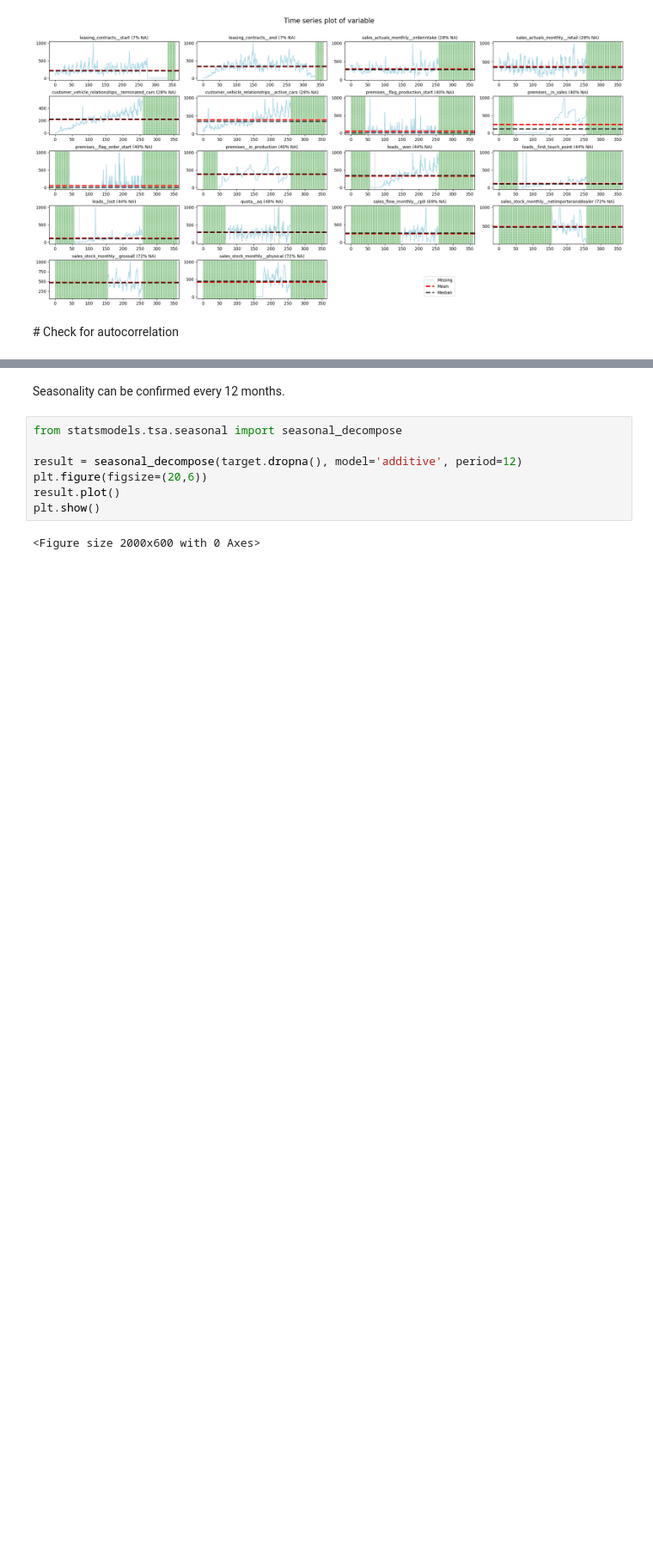
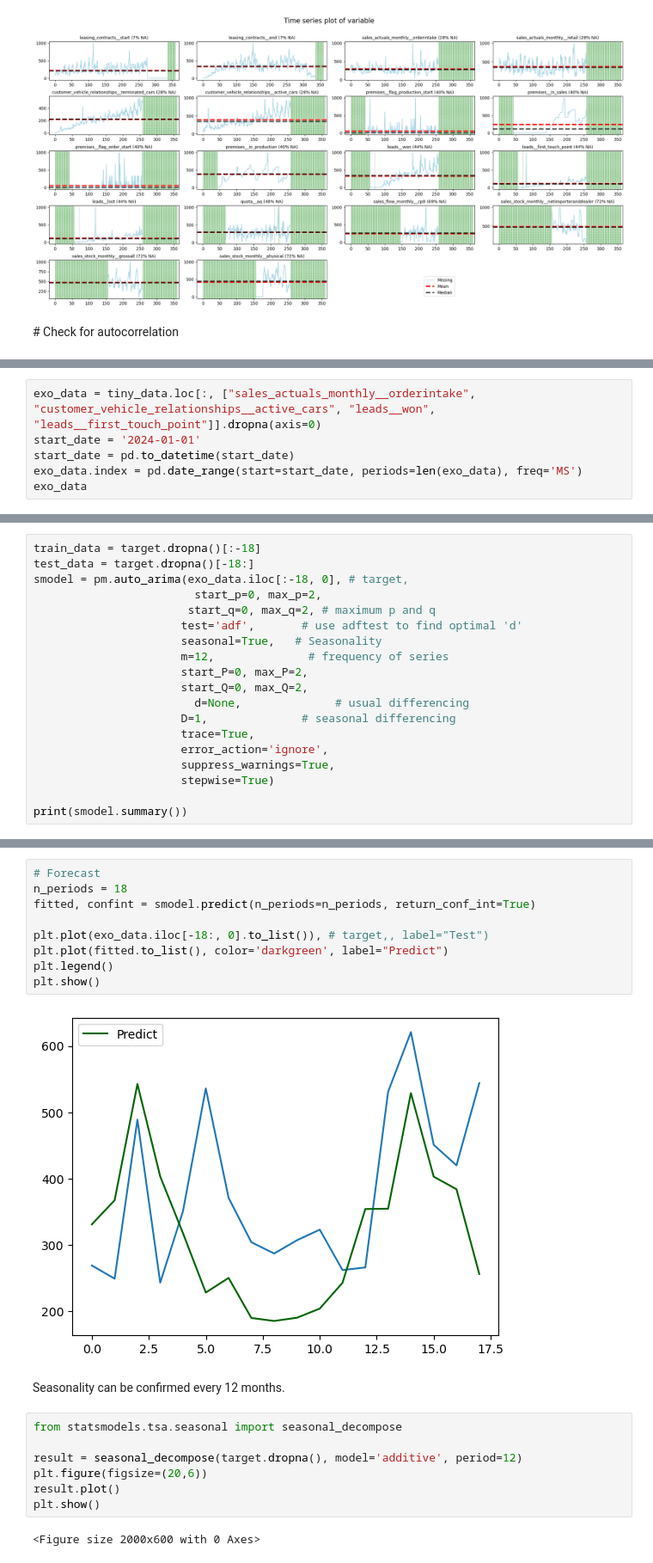
Before and after one commit to zuivu/porsche-forecast-sale, a Jupyter notebook: code/correlation.ipynb, the cells around one changed output, grey strips where cells are left out. Shown at 86% size. Cells and saved outputs as stored; diff of their text form; blank space fills up the shorter version.

Commit message:
ARIMAX model

```diff
--- a/code/correlation.ipynb
+++ b/code/correlation.ipynb
@@ -172,0 +189,6 @@ pyplot.show()
+# %%
+exo_data = tiny_data.loc[:, ["sales_actuals_monthly__orderintake", "customer_vehicle_relationships__active_cars", "leads__won", "leads__first_touch_point"]].dropna(axis=0)
+start_date = '2024-01-01'
+start_date = pd.to_datetime(start_date)
+exo_data.index = pd.date_range(start=start_date, periods=len(exo_data), freq='MS')
+exo_data
@@ -172,0 +289,19 @@ pyplot.show()
+# %%
+train_data = target.dropna()[:-18]
+test_data = target.dropna()[-18:]
+smodel = pm.auto_arima(exo_data.iloc[:-18, 0], # target,
+                        start_p=0, max_p=2,
+                       start_q=0, max_q=2, # maximum p and q
+                      test='adf',       # use adftest to find optimal 'd'
+                      seasonal=True,   # Seasonality
+                      m=12,              # frequency of series
+                      start_P=0, max_P=2,
+                      start_Q=0, max_Q=2,
+                        d=None,              # usual differencing
+                      D=1,              # seasonal differencing
+                      trace=True,
+                      error_action='ignore',
+                      suppress_warnings=True,
+                      stepwise=True)
+
+print(smodel.summary())
@@ -173,3 +326,14 @@ pyplot.show()
+# %%
+# Forecast
+n_periods = 18
+fitted, confint = smodel.predict(n_periods=n_periods, return_conf_int=True)
+
+plt.plot(exo_data.iloc[-18:, 0].to_list()), # target,, label="Test")
+plt.plot(fitted.to_list(), color='darkgreen', label="Predict")
+plt.legend()
+plt.show()
+# %% [output]
+[figure, added]
 # %% [markdown]
 Seasonality can be confirmed every 12 months.
 # %%
```
Also changed, not shown: parts of 10 cells of this notebook.
